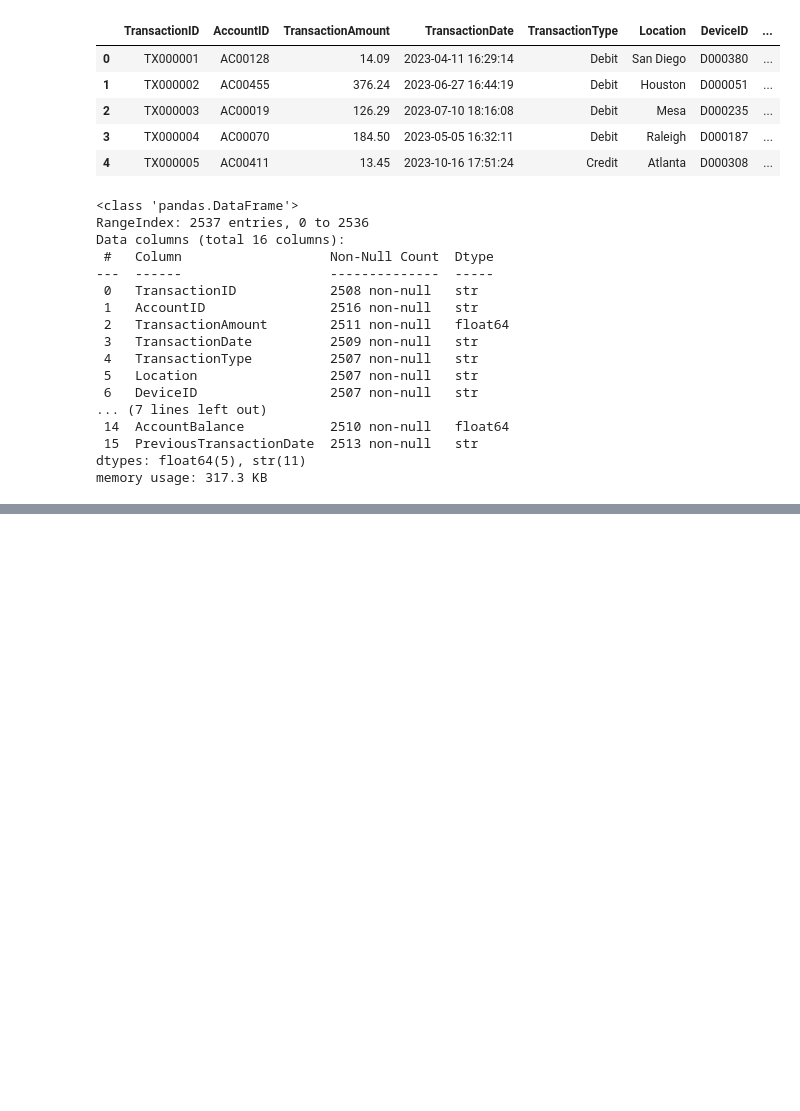
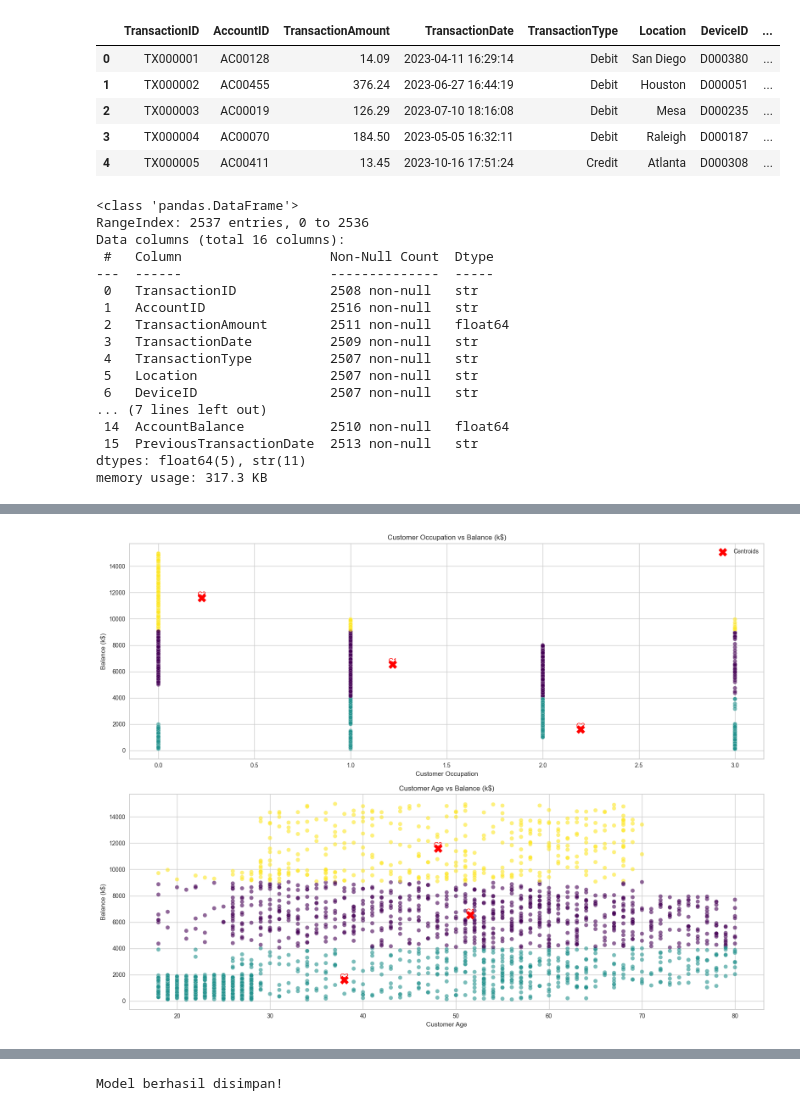
Before and after one commit to rafliandreansyah/bank_transactions, a Jupyter notebook: main.ipynb, the cells around one changed output, grey strips where cells are left out. Drawn from its saved outputs; the diff is of its cells as text; code cells hidden in the pictures; blank space fills up the shorter version.

```diff
--- a/main.ipynb
+++ b/main.ipynb
@@ -224,0 +328,66 @@ for feature in numeric_features:
+# %%
+
+# Mendapatkan posisi centroid dari model
+centroids = kmeans.cluster_centers_
+
+# Daftar nama fitur berdasarkan urutan indeks Anda (0 sampai 7)
+feature_names = [
+    'Transaction Amount (k$)', # 0
+    'Transaction Type',        # 1
+    'Location',                # 2
+    'Channel',                 # 3
+    'Customer Age',            # 4
+    'Customer Occupation',     # 5
+    'Duration (Second)',       # 6
+    'Balance (k$)'             # 7
+]
+
+# Menentukan kombinasi indeks berdasarkan temuan Heatmap Korelasi terbaik
+variasi_plot = [
+    (5, 7),  # Index 5 (Occupation) vs Index 7 (Balance)   -> Korelasi: -0.68
+    (4, 7),  # Index 4 (Age) vs Index 7 (Balance)          -> Korelasi:  0.33
+]
+
+# (Sisa kode di bawahnya tetap sama persis seperti sebelumnya)
+# Membuat figure dan axis untuk 2 grafik (2 baris, 1 kolom)
+fig, axes = plt.subplots(2, 1, figsize=(16, 12))
+axes = axes.flatten() # Meratakan array axis agar mudah di-loop
+
+# Looping untuk menggambar setiap variasi grafik
+for i, (idx_x, idx_y) in enumerate(variasi_plot):
+    ax = axes[i]
+
+    # Plot data persebaran
+    scatter = ax.scatter(X[:, idx_x], X[:, idx_y], c=labels, cmap='viridis', s=50, alpha=0.6, edgecolors='w', marker='o')
+
+    # Plot centroid
+    ax.scatter(centroids[:, idx_x], centroids[:, idx_y], c='red', s=200, marker='X', label='Centroids')
+
+    # Menambahkan label pada centroid
+    for j, centroid in enumerate(centroids):
+        ax.text(centroid[idx_x], centroid[idx_y], f'C{j+1}', color='red', fontsize=12, ha='center', va='bottom')
+
+    # Menambahkan judul dan label sumbu
+    ax.set_title(f'{feature_names[idx_x]} vs {feature_names[idx_y]}')
+    ax.set_xlabel(feature_names[idx_x])
+    ax.set_ylabel(feature_names[idx_y])
+
+# Menambahkan legenda pada grafik pertama
+axes[0].legend()
+
+# Merapikan jarak antar grafik dan menampilkannya
+plt.tight_layout()
+plt.show()
+
+# =====================================================================
+# Menampilkan nilai centroid lengkap untuk 8 fitur
+# =====================================================================
+print("Nilai Centroids (Skala Data X):")
+print("-" * 60)
+for i, centroid in enumerate(centroids):
+    print(f"Centroid {i+1}:")
+    for j, name in enumerate(feature_names):
+        print(f"  - {name}: {centroid[j]:.4f}")
+    print("-" * 60)
+# %% [output]
+[figure, added]
@@ -224,0 +411,10 @@ for feature in numeric_features:
+# %%
+import joblib
+
+# Asumsi variabel model Anda bernama 'kmeans'
+# Simpan model tersebut ke dalam file
+joblib.dump(kmeans, 'model_clustering.h5')
+
+print("Model berhasil disimpan!")
+# %% [output]
+Model berhasil disimpan!
```
Also changed, not shown: parts of 27 cells of this notebook, 1 other file.
